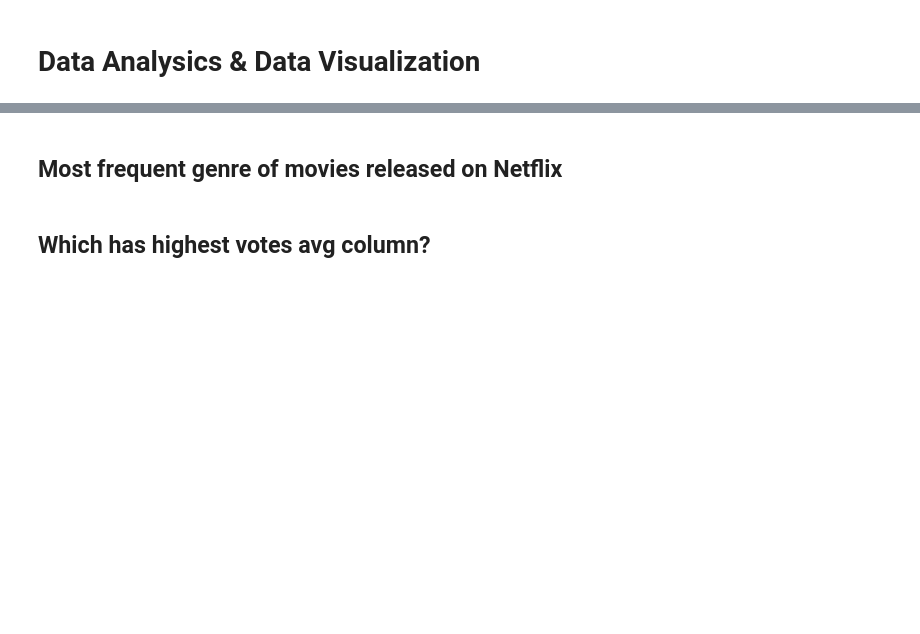
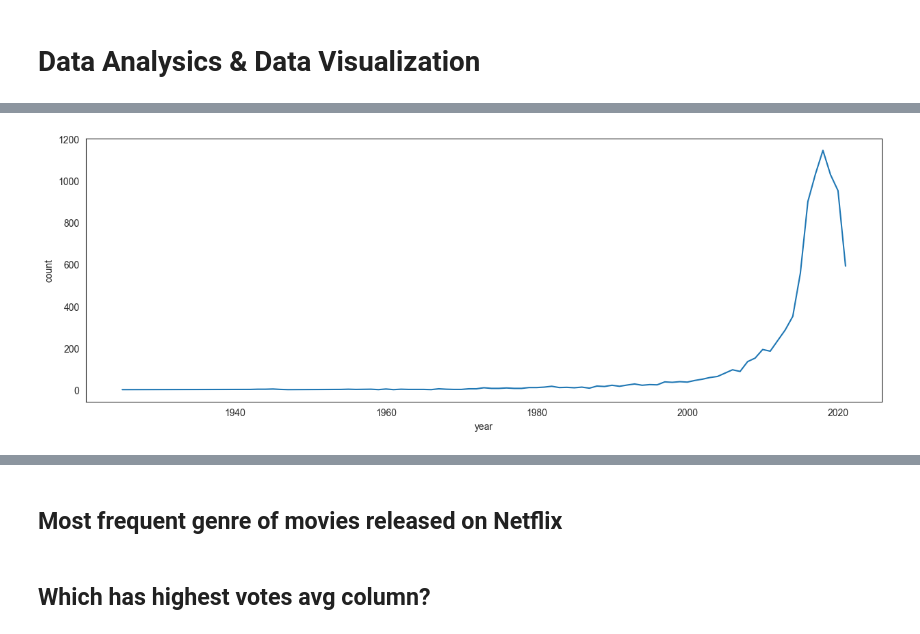
Before and after one commit to AftabQuant/Data-Analysis-Project, a Jupyter notebook: Netflix Analysis Project With Dashboard/Netflix Movie Data Analysis.ipynb, the cells around one changed output, grey strips where cells are left out. Cells and saved outputs as stored; diff of their text form; code cells hidden in the pictures; blank space fills up the shorter version.

```diff
--- a/Netflix Analysis Project With Dashboard/Netflix Movie Data Analysis.ipynb
+++ b/Netflix Analysis Project With Dashboard/Netflix Movie Data Analysis.ipynb
@@ -155,0 +151,12 @@ plt.show()
+# %%
+years_release = df["release_year"].value_counts()
+
+years_release = years_release.reset_index()
+years_release.columns = ["year", "count"]
+
+sns.set_style('white')
+plt.figure(figsize=(15,5))
+sns.lineplot(data=years_release, x="year", y="count", markers="o")
+plt.show()
+# %% [output]
+[figure, added]
```
Also changed, not shown: parts of 8 cells of this notebook.
